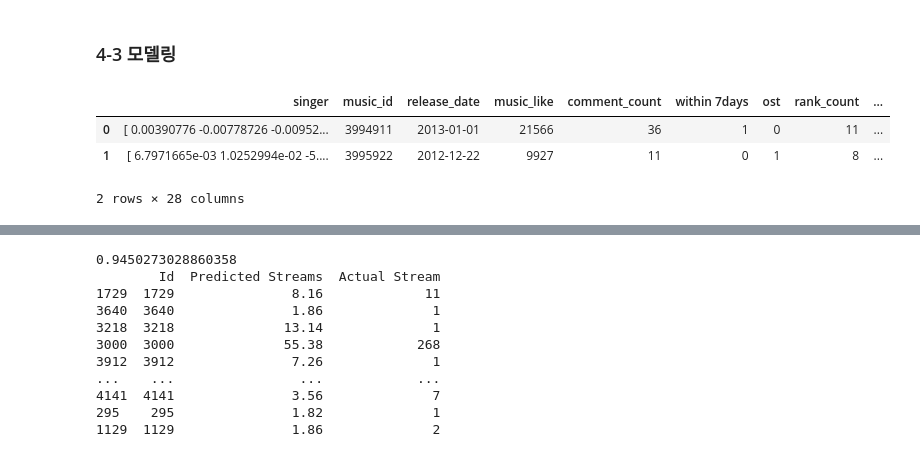
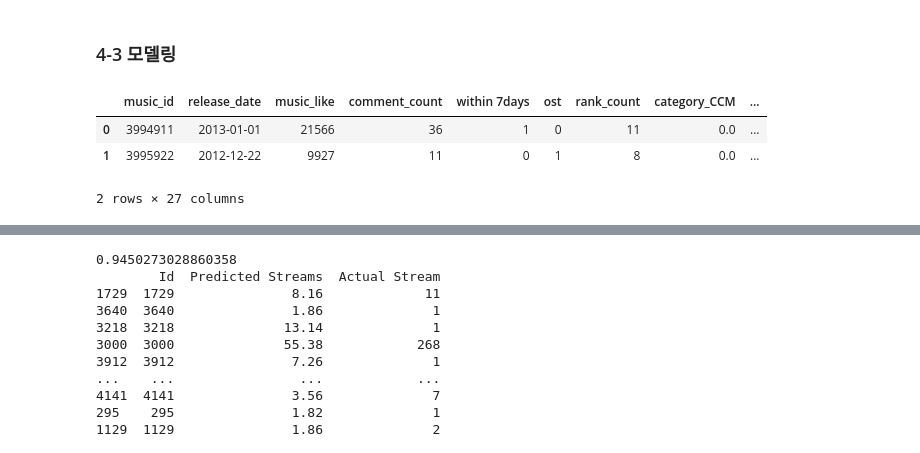
Before and after one commit to kwonwoobin/Dacon-ShinhanAI, a Jupyter notebook: code/submission_music.ipynb, the cells around one changed output, grey strips where cells are left out. Drawn from its saved outputs; the diff is of its cells as text; code cells hidden in the pictures.

```diff
--- a/code/submission_music.ipynb
+++ b/code/submission_music.ipynb
@@ -632,10 +632,10 @@ music_df.drop(columns=['music','release_date'], axis=0, inplace=True)
 # %%
 import pandas as pd
 music_df = pd.read_csv('../data/music_pre.csv', index_col=0)
-music_df2 = music_df.drop(columns='music')
+music_df2 = music_df.drop(columns=['music', 'singer'], axis=1)
 music_df2.head(2)
 # %% [output]
-|  | singer | music_id | release_date | music_like | comment_count | within 7days | ost | rank_count | ... |
-| 0 | [ 0.00390776 -0.00778726 -0.00952... | 3994911 | 2013-01-01 | 21566 | 36 | 1 | 0 | 11 | ... |
-| 1 | [ 6.7971665e-03 1.0252994e-02 -5.... | 3995922 | 2012-12-22 | 9927 | 11 | 0 | 1 | 8 | ... |
+|  | music_id | release_date | music_like | comment_count | within 7days | ost | rank_count | category_CCM | ... |
+| 0 | 3994911 | 2013-01-01 | 21566 | 36 | 1 | 0 | 11 | 0.0 | ... |
+| 1 | 3995922 | 2012-12-22 | 9927 | 11 | 0 | 1 | 8 | 0.0 | ... |
-2 rows × 28 columns
+2 rows × 27 columns
```
Also changed, not shown: parts of 3 cells of this notebook.
